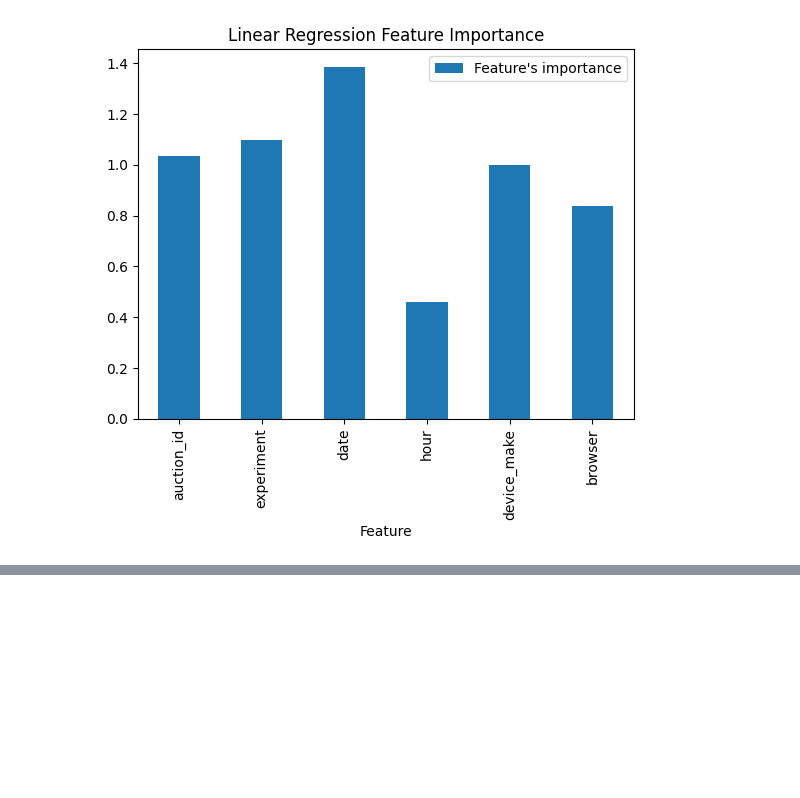
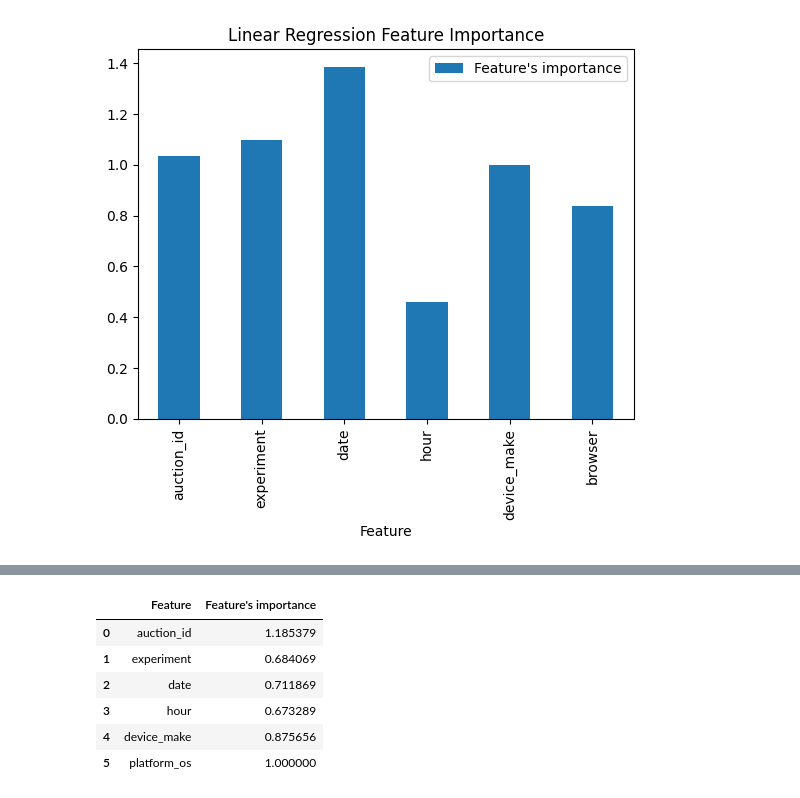
Before and after one commit to nahomHmichael/abtest-mlops, a Jupyter notebook: notebooks/AB_ML_Test.ipynb, the cells around one changed output, grey strips where cells are left out. Cells and saved outputs as stored; diff of their text form; code cells hidden in the pictures; blank space fills up the shorter version.

```diff
--- a/notebooks/AB_ML_Test.ipynb
+++ b/notebooks/AB_ML_Test.ipynb
@@ -251,0 +286,11 @@ The model accuracy is:  1.0
+# %%
+feature_importance_chrome_df['Feature\'s importance'] = pow(math.e,np.array(model3.coef_[0]))
+feature_importance_chrome_df.head(10)
+# %% [output]
+|  | Feature | Feature's importance |
+| 0 | auction_id | 1.185379 |
+| 1 | experiment | 0.684069 |
+| 2 | date | 0.711869 |
+| 3 | hour | 0.673289 |
+| 4 | device_make | 0.875656 |
+| 5 | platform_os | 1.000000 |
```
Also changed, not shown: parts of 3 cells of this notebook.
